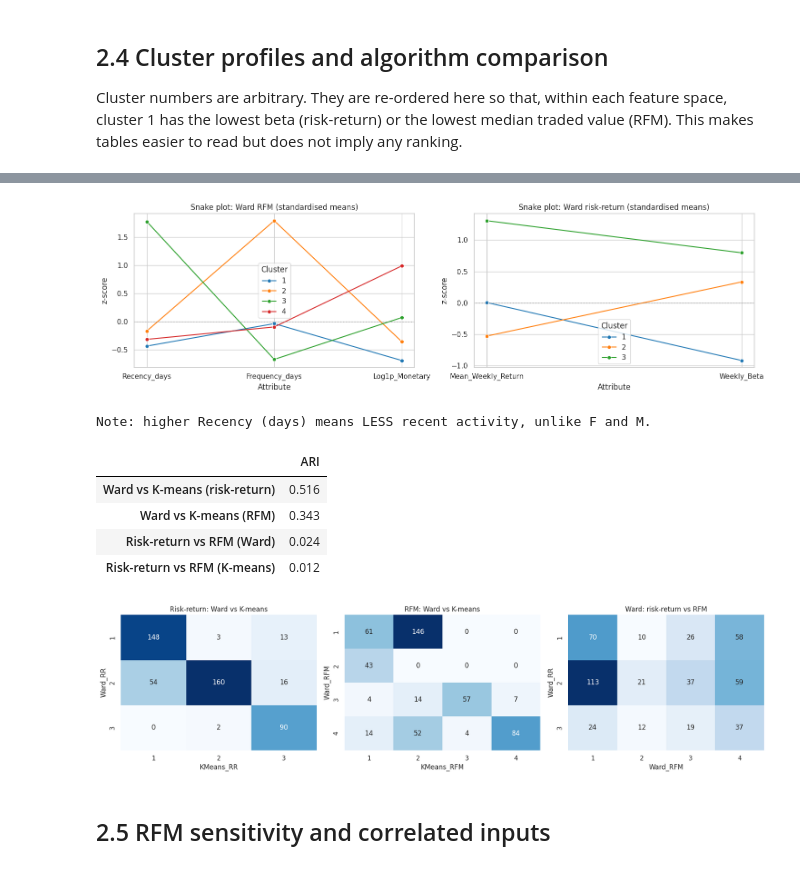
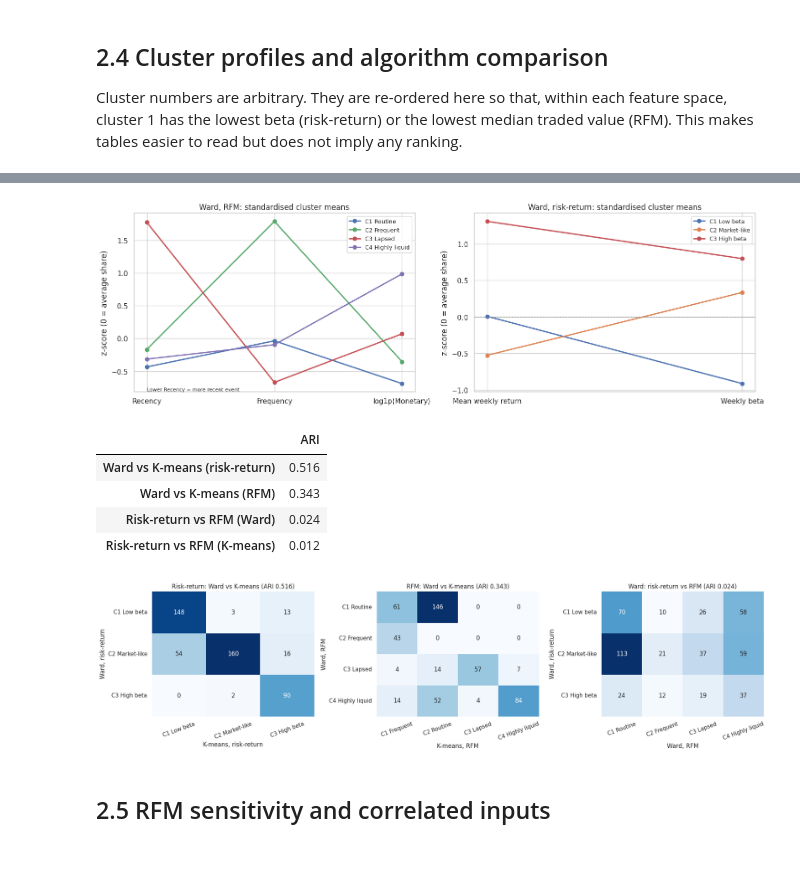
Before and after one commit to sumaiyarizzan-sns/w2120567-SP500-RFM-Clustering, a Jupyter notebook: w2120567_SP500_RFM_Clustering.ipynb, the cells around one changed output, grey strips where cells are left out. Saved outputs shown, nothing was run; the diff lists cells and outputs as text; code cells hidden in the pictures.

```diff
--- a/w2120567_SP500_RFM_Clustering.ipynb
+++ b/w2120567_SP500_RFM_Clustering.ipynb
@@ -1007,18 +1005,15 @@ KMeans_RFM profile (original units)
 # Risk-return: only two features, so they are plotted directly in original units (no reduction needed)
 fig, axes = plt.subplots(1, 2, figsize=(15, 6), sharex=True, sharey=True)
 for ax, col in zip(axes, ["Ward_RR", "KMeans_RR"]):
-    sns.scatterplot(data=df, x="Weekly_Beta", y=df["Mean_Weekly_Return"] * 100, hue=col,
-                    palette="tab10", s=28, ax=ax, edgecolor="none")
+    sns.scatterplot(x=df["Weekly_Beta"], y=df["Mean_Weekly_Return"] * 100, hue=named(col), hue_order=name_order(col),
+                    palette=PAL[3], s=26, edgecolor="none", ax=ax)
     for c, g in df.groupby(col):
-        ax.annotate(f"C{c}", (g["Weekly_Beta"].mean(), g["Mean_Weekly_Return"].mean() * 100),
-                    fontsize=12, weight="bold", ha="center",
-                    bbox=dict(boxstyle="round", fc="white", alpha=.8))
-    ext = df.loc[(df["Weekly_Beta"].rank(pct=True) > .99) | (df["Mean_Weekly_Return"].abs().rank(pct=True) > .99)]
+        ax.scatter(g["Weekly_Beta"].mean(), g["Mean_Weekly_Return"].mean() * 100, marker="X", s=220, c="black", zorder=5)
+    ext = df.loc[(df["Weekly_Beta"].rank(pct=True) > .99) | (df["Mean_Weekly_Return"].rank(pct=True) > .99)]
     for t, r in ext.iterrows():
         ax.annotate(t, (r["Weekly_Beta"], r["Mean_Weekly_Return"] * 100), fontsize=7, xytext=(3, 3), textcoords="offset points")
-    ax.axvline(1, ls=":", c="grey"); ax.axhline(bench_ret.mean() * 100, ls=":", c="grey")
-    ax.set(title=f"{col.replace('_', ' ')} (k = {df[col].nunique()})", xlabel="Weekly beta vs ^GSPC",
-           ylabel="Mean weekly return (%)")
-plt.suptitle("Risk-return clusters (dotted lines: beta = 1 and benchmark mean weekly return)", y=1.01)
+    ax.axvline(1, ls=":", c="grey")
+    ax.set(title=f"{TITLE[col]} (k = {df[col].nunique()})", xlabel="Weekly beta against ^GSPC", ylabel="Mean weekly return (%)")
+    ax.legend(title="Cluster (X = cluster mean)", fontsize=9)
 plt.tight_layout(); savefig("fig06_risk_return_clusters"); plt.show()
 # %% [output]
@@ -1060,42 +1061,41 @@ PCA explained variance: PC1 45.8%, PC2 33.6%, total 79.4%
 # %%
-# Snake plot of standardised cluster profiles (as in the RFM_Kmeans seminar notebook)
-fig, axes = plt.subplots(1, 2, figsize=(15, 4.5))
-for ax, (col, X, cols, title) in zip(axes, [("Ward_RFM", X_rfm, RFM_COLS, "Ward RFM"),
-                                           ("Ward_RR", X_rr, RR_COLS, "Ward risk-return")]):
-    z = pd.DataFrame(X, columns=cols, index=df.index)
-    z["Cluster"] = df[col]
-    melt = z.reset_index().melt(id_vars=["Ticker", "Cluster"], value_vars=cols, var_name="Attribute", value_name="Value")
-    sns.lineplot(data=melt, x="Attribute", y="Value", hue="Cluster", palette="tab10", marker="o", ax=ax, errorbar=None)
+# Snake plot of standardised cluster profiles
+fig, axes = plt.subplots(1, 2, figsize=(15, 4.8))
+for ax, (col, X, cols) in zip(axes, [("Ward_RFM", X_rfm, RFM_COLS), ("Ward_RR", X_rr, RR_COLS)]):
+    z = pd.DataFrame(X, columns=[FEAT[c] for c in cols], index=df.index).groupby(df[col]).mean()
+    for c, row in z.iterrows():
+        ax.plot(row.index, row.values, "o-", lw=2, color=PAL[len(z)][c - 1], label=f"C{c} {NAMES[col][c]}")
     ax.axhline(0, c="grey", lw=.8, ls=":")
-    ax.set(title=f"Snake plot: {title} (standardised means)", ylabel="z-score")
+    ax.set(title=f"{TITLE[col]}: standardised cluster means", ylabel="z-score (0 = average share)")
+    ax.legend(fontsize=9)
+axes[0].text(0, axes[0].get_ylim()[0], "Lower Recency = more recent event", fontsize=8, va="bottom")
 plt.tight_layout(); savefig("fig08b_snake_plots"); plt.show()
-print("Note: higher Recency (days) means LESS recent activity, unlike F and M.")
 
 # Algorithm comparison on the same shares
 ari = pd.Series({
     "Ward vs K-means (risk-return)": adjusted_rand_score(df["Ward_RR"], df["KMeans_RR"]),
     "Ward vs K-means (RFM)": adjusted_rand_score(df["Ward_RFM"], df["KMeans_RFM"]),
     "Risk-return vs RFM (Ward)": adjusted_rand_score(df["Ward_RR"], df["Ward_RFM"]),
     "Risk-return vs RFM (K-means)": adjusted_rand_score(df["KMeans_RR"], df["KMeans_RFM"]),
 }, name="ARI")
 display(ari.round(3).to_frame())
 
-fig, axes = plt.subplots(1, 3, figsize=(17, 4.5))
+fig, axes = plt.subplots(1, 3, figsize=(19, 5))
 for ax, (a, b, t) in zip(axes, [("Ward_RR", "KMeans_RR", "Risk-return: Ward vs K-means"),
                                 ("Ward_RFM", "KMeans_RFM", "RFM: Ward vs K-means"),
                                 ("Ward_RR", "Ward_RFM", "Ward: risk-return vs RFM")]):
-    sns.heatmap(pd.crosstab(df[a], df[b]), annot=True, fmt="d", cmap="Blues", cbar=False, ax=ax)
-    ax.set_title(t)
+    sns.heatmap(pd.crosstab(named(a), named(b)), annot=True, fmt="d", cmap="Blues", cbar=False, ax=ax)
+    ax.set(title=f"{t} (ARI {adjusted_rand_score(df[a], df[b]):.3f})", xlabel=TITLE[b], ylabel=TITLE[a])
+    ax.tick_params(axis="x", rotation=20); ax.tick_params(axis="y", rotation=0)
 plt.tight_layout(); savefig("fig09_membership_crosstabs"); plt.show()
 # %% [output]
-[figure, old version]
+[figure, new version]
-Note: higher Recency (days) means LESS recent activity, unlike F and M.
 |  | ARI |
 | Ward vs K-means (risk-return) | 0.516 |
 | Ward vs K-means (RFM) | 0.343 |
 | Risk-return vs RFM (Ward) | 0.024 |
 | Risk-return vs RFM (K-means) | 0.012 |
-[figure, old version]
+[figure, new version]
 # %% [markdown]
 ## 2.5 RFM sensitivity and correlated inputs
 # %%
```
Also changed, not shown: parts of 21 cells of this notebook, 2 other files.
